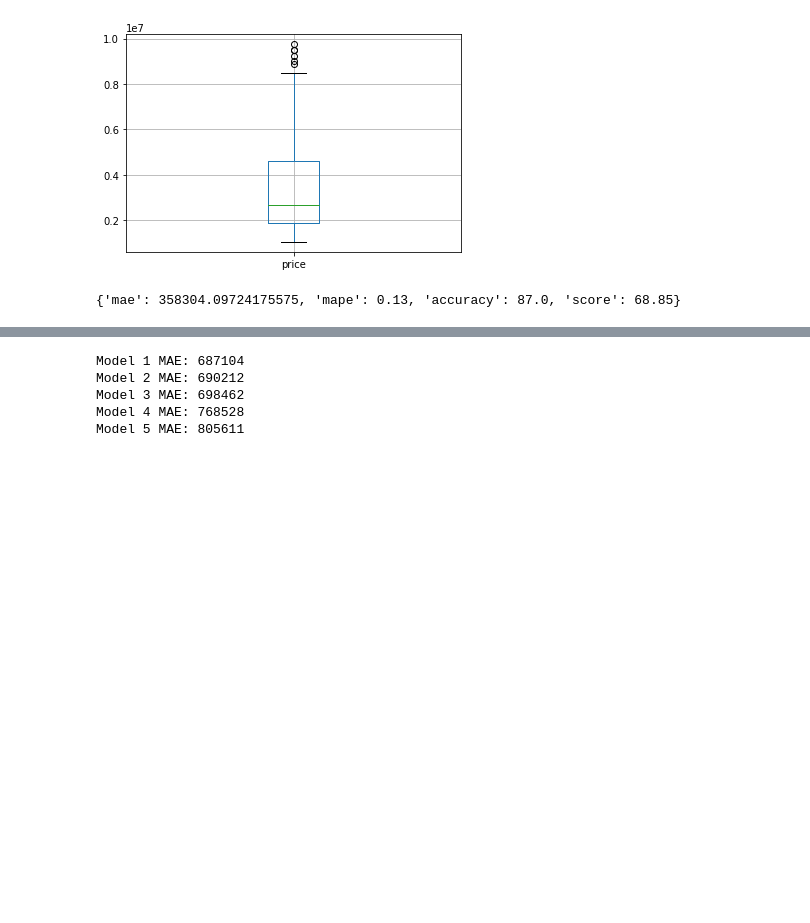
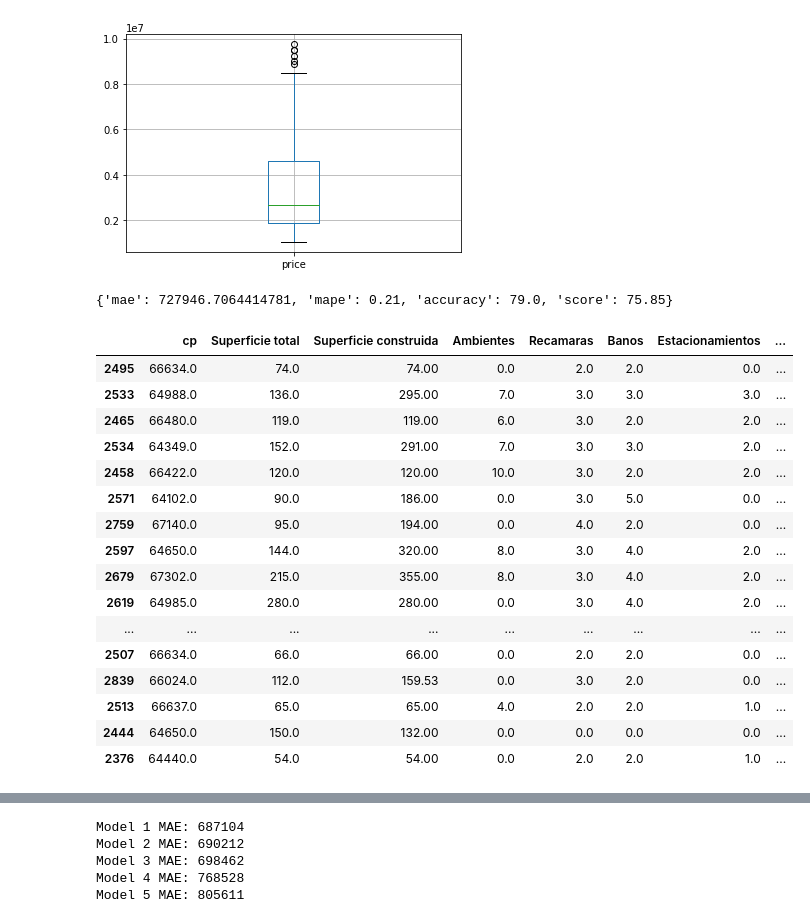
Before and after one commit to andrebestrada/Machine-Learning-Final-Project, a Jupyter notebook: Model/First_Model - Classification models.ipynb, the cells around one changed output, grey strips where cells are left out. Saved outputs shown, nothing was run; the diff lists cells and outputs as text; code cells hidden in the pictures; blank space fills up the shorter version.

```diff
--- a/Model/First_Model - Classification models.ipynb
+++ b/Model/First_Model - Classification models.ipynb
@@ -236,4 +287,9 @@ national_data['price'].plot.box(grid='True')
 # %%
+from sklearn.model_selection import train_test_split
+from sklearn.preprocessing import OneHotEncoder
+from sklearn.metrics import mean_absolute_error
+import numpy as np
+
 # Function to return everything
 def machine_learning_model(data, model):
     X_full = data
@@ -255,6 +311,7 @@ def machine_learning_model(data, model):
     OH_X_train = pd.concat([num_X_train, OH_cols_train], axis=1)
     OH_X_valid = pd.concat([num_X_valid, OH_cols_valid], axis=1)
 
+    columns = OH_X_valid.columns
     # Remove NAs
     OH_X_train=OH_X_train.fillna(0)
     OH_X_valid=OH_X_valid.fillna(0)
@@ -275,20 +332,62 @@ def machine_learning_model(data, model):
              'score':score
             }
 
-    return results
+    return results, columns
+
 model = RandomForestRegressor(n_estimators=100, random_state=0, max_depth=3)
-model.fit(OH_X_train, y_train)
+# model.fit(OH_X_train, y_train)
 
-national_data = pd.read_json('../Scraping/Output/full_data.json')
-national_data = national_data[national_data['currency']=='MXN']
-national_data = national_data[national_data['name'].str.contains('Renta')==False]
-national_data = national_data[national_data['cp'].isnull()==False]
-national_data = national_data[national_data['price']>1000000]
-national_data = national_data[national_data['price']<10000000]
-national_data = national_data[national_data['Superficie total']<300]
-
-data = national_data[national_data['Estado']=='Puebla']
-results = machine_learning_model(data, model)
+# national_data = pd.read_json('../Scraping/Output/full_data.json')
+# national_data = national_data[national_data['currency']=='MXN']
+# national_data = national_data[national_data['name'].str.contains('Renta')==False]
+# national_data = national_data[national_data['cp'].isnull()==False]
+# national_data = national_data[national_data['price']>1000000]
+# national_data = national_data[national_data['price']<10000000]
+# national_data = national_data[national_data['Superficie total']<300]
+# data = national_data[national_data['Estado']=='Puebla']
+results, columns = machine_learning_model(national_data, model)
 results
 # %% [output]
-{'mae': 358304.09724175575, 'mape': 0.13, 'accuracy': 87.0, 'score': 68.85}
+{'mae': 727946.7064414781, 'mape': 0.21, 'accuracy': 79.0, 'score': 75.85}
+# %%
+X_full = national_data
+y = X_full.price
+features = ['type_of_prop','cp', 'Superficie total','Superficie construida', 'Ambientes', 'Recamaras', 'Banos','Estacionamientos', 'Antiguedad', 'Cantidad de pisos','Cuota mensual de mantenimiento', 'Bodegas']
+X = X_full[features]
+X_train, X_valid, y_train, y_valid = train_test_split(X, y, train_size=0.8, test_size=0.2, random_state=0)
+s = (X_train.dtypes == 'object')
+object_cols = list(s[s].index)
+OH_encoder = OneHotEncoder(handle_unknown='ignore', sparse=False)
+OH_cols_train = pd.DataFrame(OH_encoder.fit_transform(X_train[object_cols]))
+OH_cols_valid = pd.DataFrame(OH_encoder.transform(X_valid[object_cols]))
+OH_cols_train.index = X_train.index
+OH_cols_valid.index = X_valid.index
+num_X_train = X_train.drop(object_cols, axis=1)
+num_X_valid = X_valid.drop(object_cols, axis=1)
+OH_X_train = pd.concat([num_X_train, OH_cols_train], axis=1)
+OH_X_valid = pd.concat([num_X_valid, OH_cols_valid], axis=1)
+
+columns = OH_X_valid.columns
+# Remove NAs
+OH_X_train=OH_X_train.fillna(0)
+OH_X_valid=OH_X_valid.fillna(0)
+
+OH_X_valid
+# %% [output]
+|  | cp | Superficie total | Superficie construida | Ambientes | Recamaras | Banos | Estacionamientos | ... |
+| 2495 | 66634.0 | 74.0 | 74.00 | 0.0 | 2.0 | 2.0 | 0.0 | ... |
+| 2533 | 64988.0 | 136.0 | 295.00 | 7.0 | 3.0 | 3.0 | 3.0 | ... |
+| 2465 | 66480.0 | 119.0 | 119.00 | 6.0 | 3.0 | 2.0 | 2.0 | ... |
+| 2534 | 64349.0 | 152.0 | 291.00 | 7.0 | 3.0 | 3.0 | 2.0 | ... |
+| 2458 | 66422.0 | 120.0 | 120.00 | 10.0 | 3.0 | 2.0 | 2.0 | ... |
+| 2571 | 64102.0 | 90.0 | 186.00 | 0.0 | 3.0 | 5.0 | 0.0 | ... |
+| 2759 | 67140.0 | 95.0 | 194.00 | 0.0 | 4.0 | 2.0 | 0.0 | ... |
+| 2597 | 64650.0 | 144.0 | 320.00 | 8.0 | 3.0 | 4.0 | 2.0 | ... |
+| 2679 | 67302.0 | 215.0 | 355.00 | 8.0 | 3.0 | 4.0 | 2.0 | ... |
+| 2619 | 64985.0 | 280.0 | 280.00 | 0.0 | 3.0 | 4.0 | 2.0 | ... |
+| ... | ... | ... | ... | ... | ... | ... | ... | ... |
+| 2507 | 66634.0 | 66.0 | 66.00 | 0.0 | 2.0 | 2.0 | 0.0 | ... |
+| 2839 | 66024.0 | 112.0 | 159.53 | 0.0 | 3.0 | 2.0 | 0.0 | ... |
+| 2513 | 66637.0 | 65.0 | 65.00 | 4.0 | 2.0 | 2.0 | 1.0 | ... |
+| 2444 | 64650.0 | 150.0 | 132.00 | 0.0 | 0.0 | 0.0 | 0.0 | ... |
+| 2376 | 64440.0 | 54.0 | 54.00 | 0.0 | 2.0 | 2.0 | 1.0 | ... |
```
Also changed, not shown: parts of 20 cells of this notebook, 13 other files.
